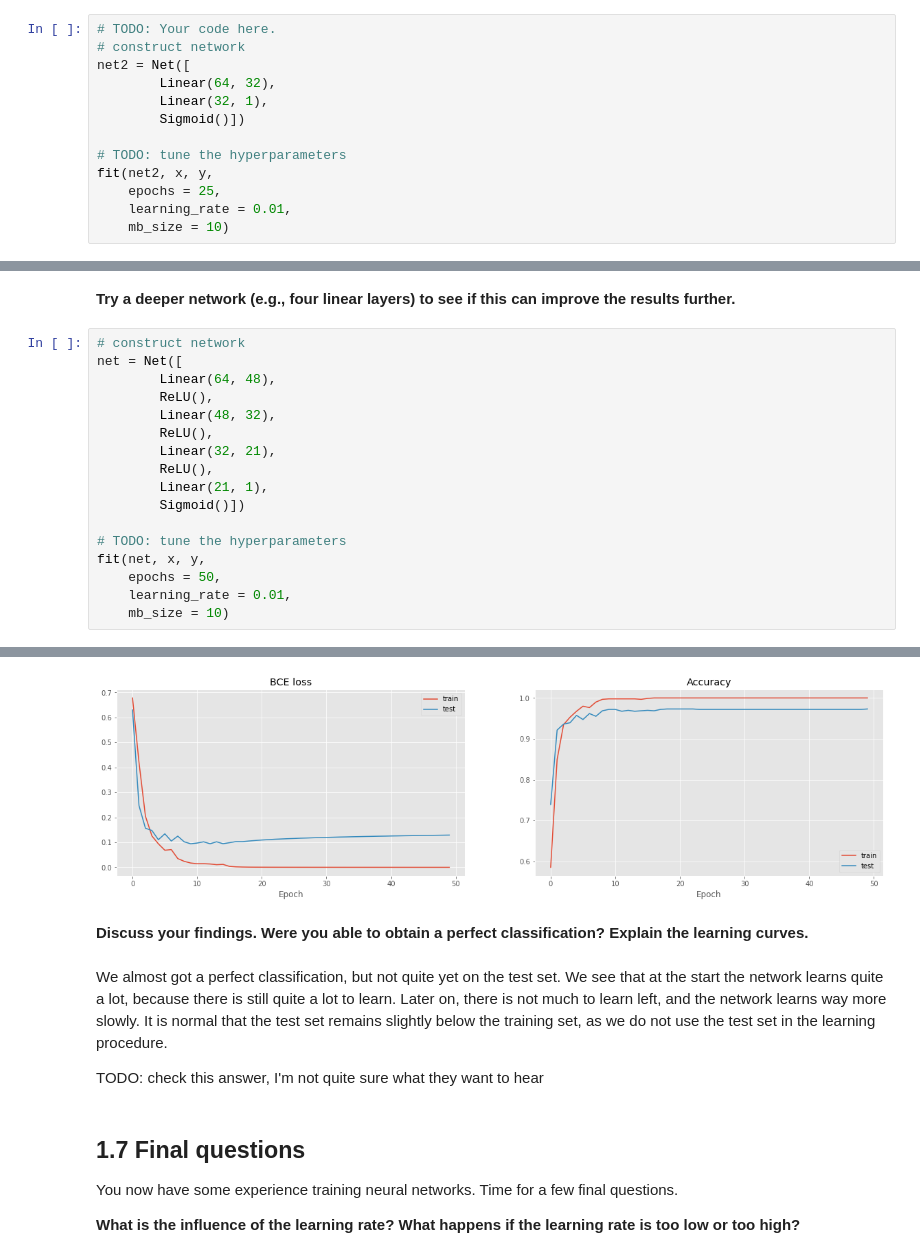
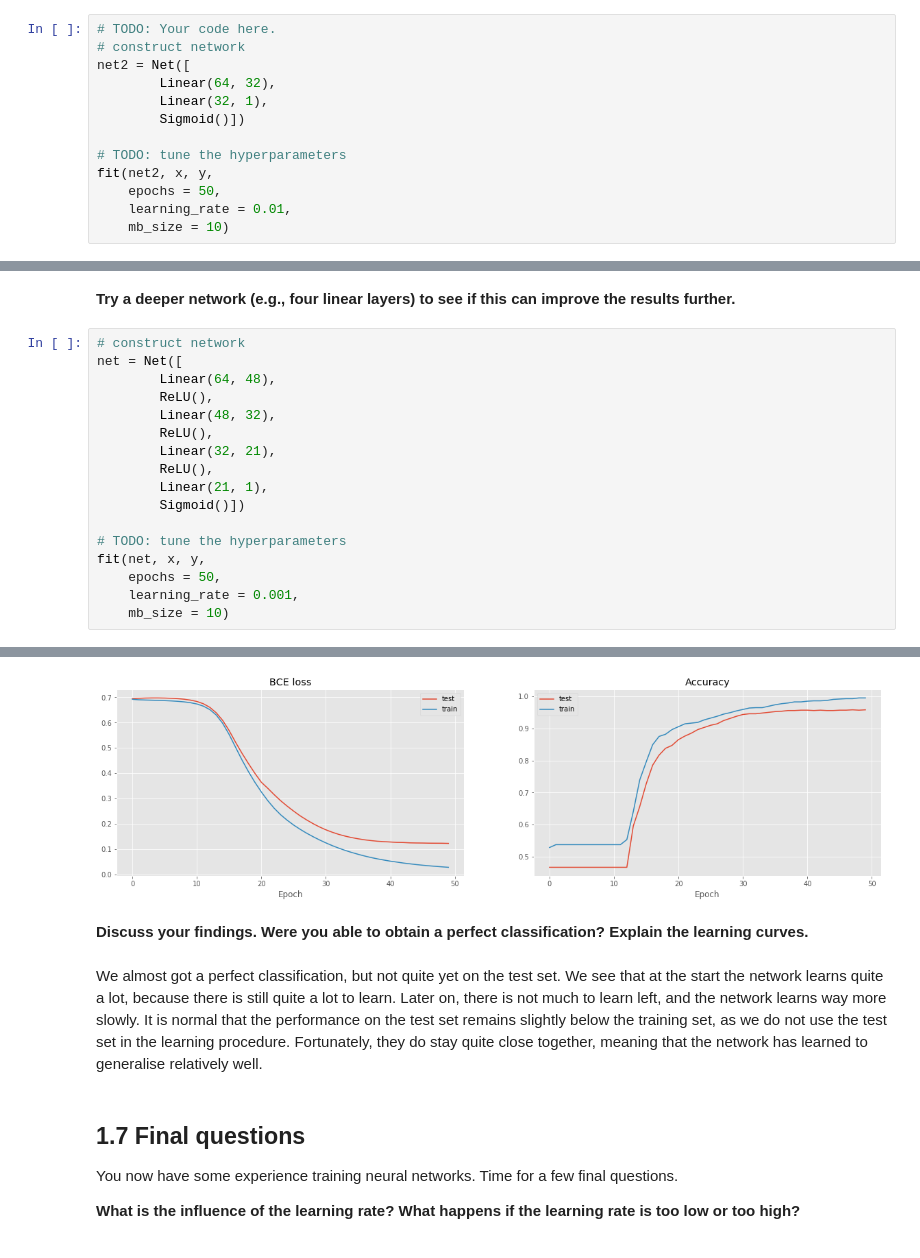
Before and after one commit to NienkeWessel/RadboudDeepLearning, a Jupyter notebook: deep-learning-assignment-1.ipynb, the cells around one changed output, grey strips where cells are left out. Cells and saved outputs as stored; diff of their text form.

```diff
--- a/deep-learning-assignment-1.ipynb
+++ b/deep-learning-assignment-1.ipynb
@@ -1039,7 +1039,7 @@ net2 = Net([
 
 # TODO: tune the hyperparameters
 fit(net2, x, y,
-    epochs = 25,
+    epochs = 50,
     learning_rate = 0.01,
     mb_size = 10)
 # %% [output]
@@ -1125,6 +1131,6 @@ net = Net([
 # TODO: tune the hyperparameters
 fit(net, x, y,
     epochs = 50,
-    learning_rate = 0.01,
+    learning_rate = 0.001,
     mb_size = 10)
 # %% [output]
@@ -1148,10 +1154,8 @@ Epoch  49: loss[train]= 0.0001  accuracy[train]= 1.0000  loss[test]= 0.1291  acc
-[figure, old version]
+[figure, new version]
 # %% [markdown]
 **Discuss your findings. Were you able to obtain a perfect classification? Explain the learning curves.**
 # %% [markdown]
-We almost got a perfect classification, but not quite yet on the test set. We see that at the start the network learns quite a lot, because there is still quite a lot to learn. Later on, there is not much to learn left, and the network learns way more slowly. It is normal that the test set remains slightly below the training set, as we do not use the test set in the learning procedure.
-
-TODO: check this answer, I'm not quite sure what they want to hear
+We almost got a perfect classification, but not quite yet on the test set. We see that at the start the network learns quite a lot, because there is still quite a lot to learn. Later on, there is not much to learn left, and the network learns way more slowly. It is normal that the performance on the test set remains slightly below the training set, as we do not use the test set in the learning procedure. Fortunately, they do stay quite close together, meaning that the network has learned to generalise relatively well.
 # %% [markdown]
 ## 1.7 Final questions
 
```
Also changed, not shown: parts of 23 cells of this notebook, 1 other file.
